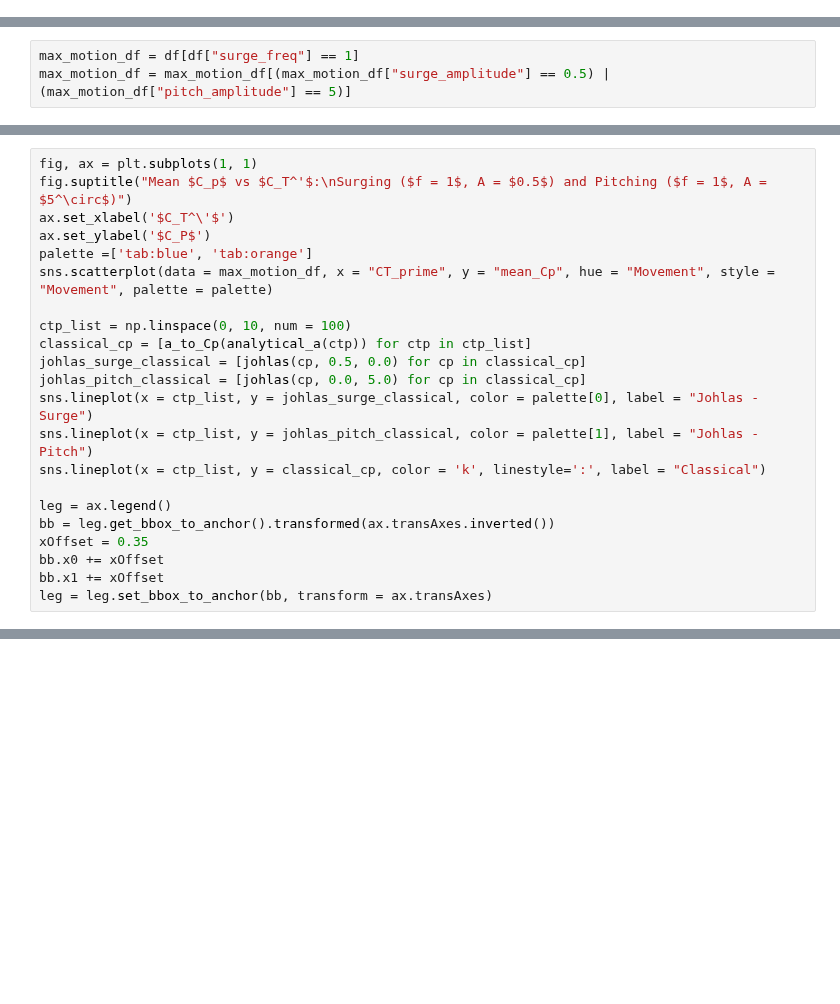
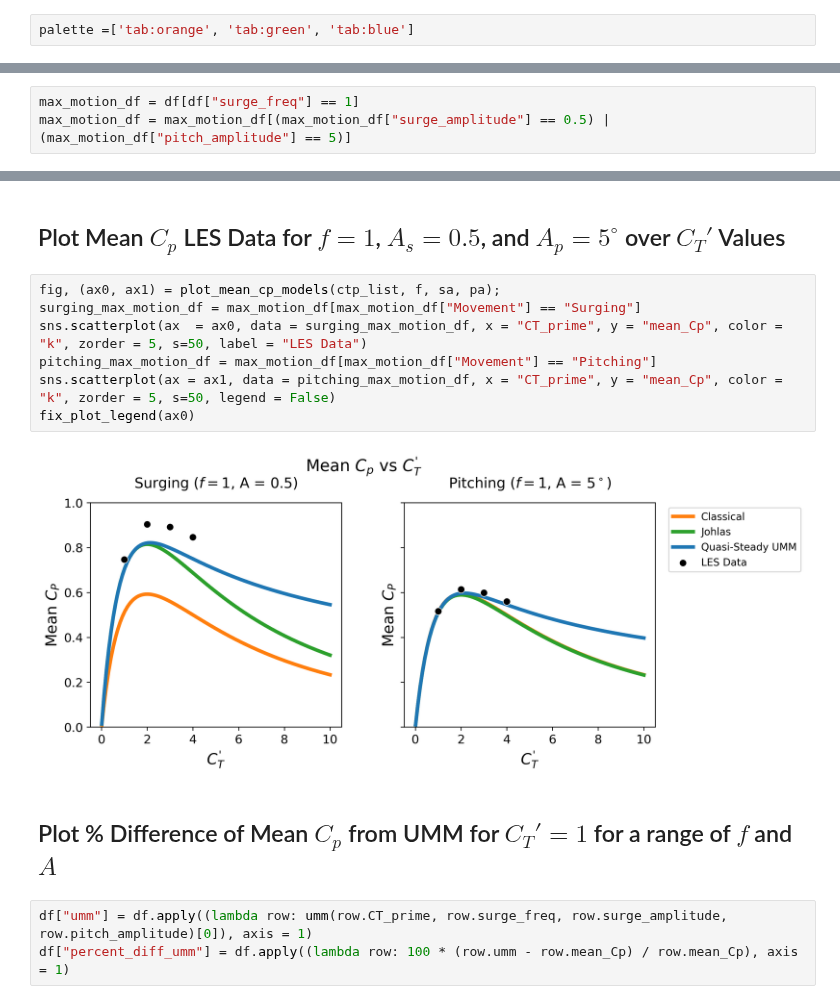
Before and after one commit to skygering/SimsPadeOps, a Jupyter notebook: analysis/movement_exploration.ipynb, the cells around one changed output, grey strips where cells are left out. Drawn from its saved outputs; the diff is of its cells as text; blank space fills up the shorter version.

```diff
--- a/analysis/movement_exploration.ipynb
+++ b/analysis/movement_exploration.ipynb
@@ -25,0 +35,2 @@ def johlas(cp, sa, pa):
+# %%
+palette =['tab:orange', 'tab:green', 'tab:blue']
@@ -173,22 +125,0 @@ leg = leg.set_bbox_to_anchor(bb, transform = ax.transAxes)
-# %%
-fig, ax = plt.subplots(1, 1)
-fig.suptitle("Mean $C_p$ vs $C_T^'$:\nSurging ($f = 1$, A = $0.5$) and Pitching ($f = 1$, A = $5^\circ$)")
-ax.set_xlabel('$C_T^\'$')
-ax.set_ylabel('$C_P$')
-palette =['tab:blue', 'tab:orange']
-sns.scatterplot(data = max_motion_df, x = "CT_prime", y = "mean_Cp", hue = "Movement", style = "Movement", palette = palette)
-
-ctp_list = np.linspace(0, 10, num = 100)
-classical_cp = [a_to_Cp(analytical_a(ctp)) for ctp in ctp_list]
-johlas_surge_classical = [johlas(cp, 0.5, 0.0) for cp in classical_cp]
-johlas_pitch_classical = [johlas(cp, 0.0, 5.0) for cp in classical_cp]
-sns.lineplot(x = ctp_list, y = johlas_surge_classical, color = palette[0], label = "Johlas - Surge")
-sns.lineplot(x = ctp_list, y = johlas_pitch_classical, color = palette[1], label = "Johlas - Pitch")
-sns.lineplot(x = ctp_list, y = classical_cp, color = 'k', linestyle=':', label = "Classical")
-
-leg = ax.legend()
-bb = leg.get_bbox_to_anchor().transformed(ax.transAxes.inverted())
-xOffset = 0.35
-bb.x0 += xOffset
-bb.x1 += xOffset
-leg = leg.set_bbox_to_anchor(bb, transform = ax.transAxes)
@@ -409,0 +126,16 @@ leg = leg.set_bbox_to_anchor(bb, transform = ax.transAxes)
+# %% [markdown]
+## Plot Mean $C_p$ LES Data for $f = 1$, $A_s = 0.5$, and $A_p = 5^\circ$ over $C_T'$ Values
+# %%
+fig, (ax0, ax1) = plot_mean_cp_models(ctp_list, f, sa, pa);
+surging_max_motion_df = max_motion_df[max_motion_df["Movement"] == "Surging"]
+sns.scatterplot(ax  = ax0, data = surging_max_motion_df, x = "CT_prime", y = "mean_Cp", color = "k", zorder = 5, s=50, label = "LES Data")
+pitching_max_motion_df = max_motion_df[max_motion_df["Movement"] == "Pitching"]
+sns.scatterplot(ax = ax1, data = pitching_max_motion_df, x = "CT_prime", y = "mean_Cp", color = "k", zorder = 5, s=50, legend = False)
+fix_plot_legend(ax0)
+# %% [output]
+[figure, added]
+# %% [markdown]
+## Plot % Difference of Mean $C_p$ from UMM for $C_T' = 1$ for a range of $f$ and $A$
+# %%
+df["umm"] = df.apply((lambda row: umm(row.CT_prime, row.surge_freq, row.surge_amplitude, row.pitch_amplitude)[0]), axis = 1)
+df["percent_diff_umm"] = df.apply((lambda row: 100 * (row.umm - row.mean_Cp) / row.mean_Cp), axis = 1)
```
Also changed, not shown: parts of 26 cells of this notebook, 3 other files.
